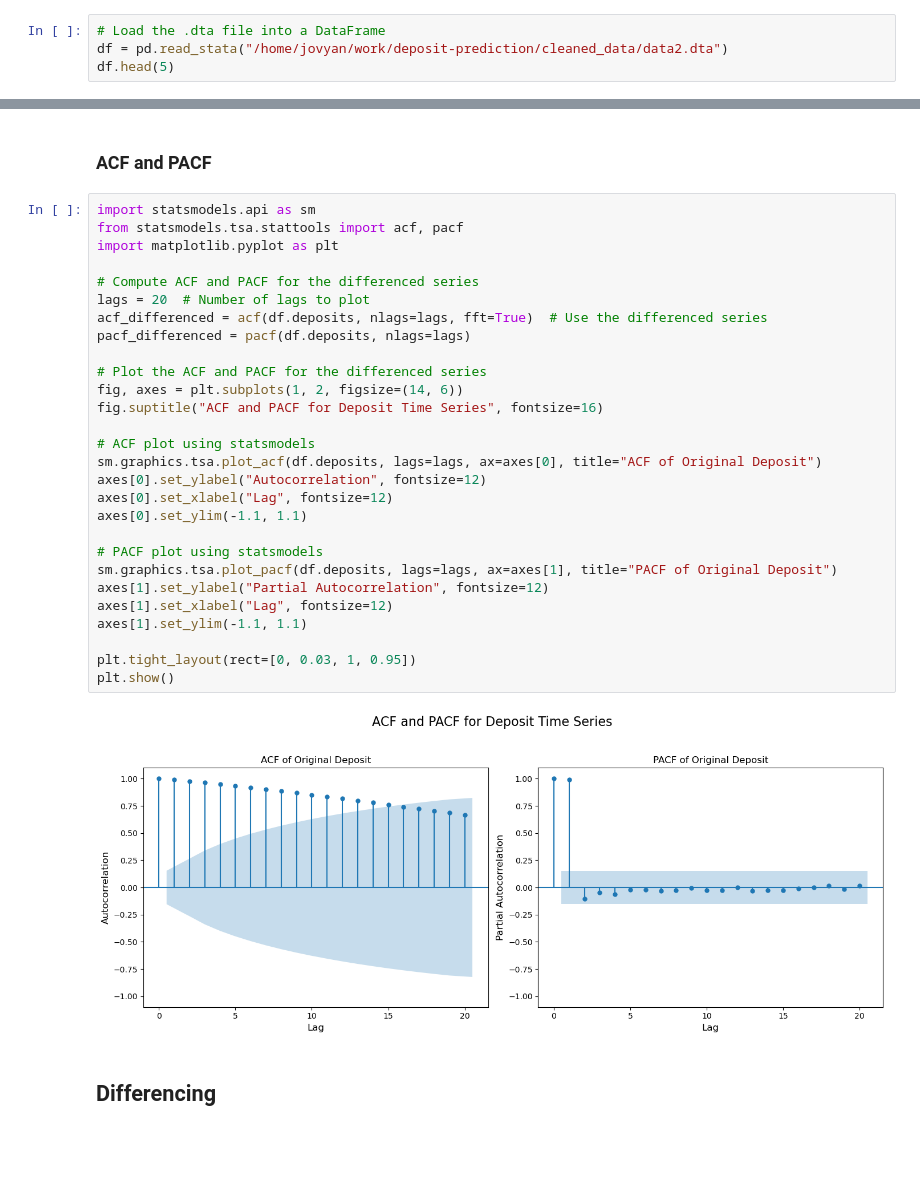
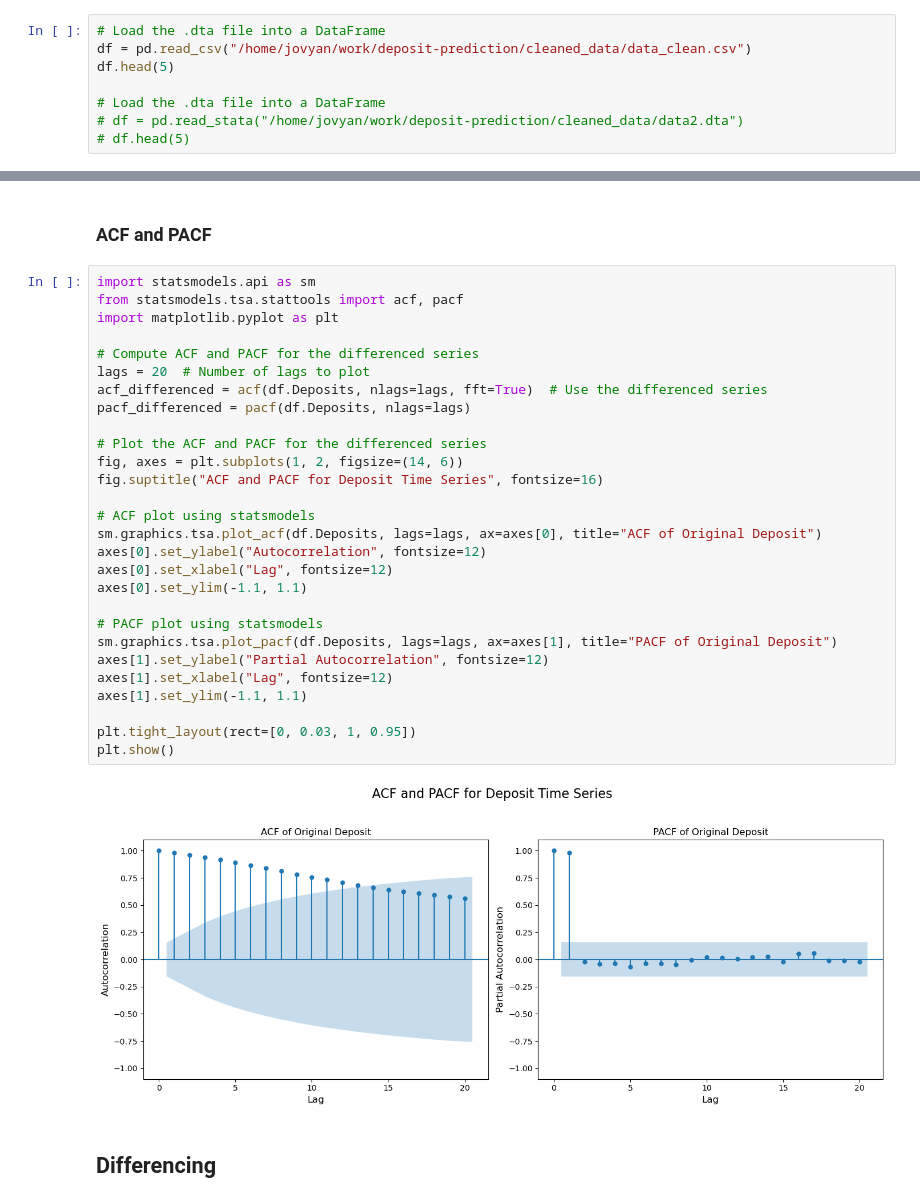
Before and after one commit to chinglung880218/Forecasting-Deposit-via-SARIMAX, a Jupyter notebook: SARIMAX_Ching-Lung.ipynb, the cells around one changed output, grey strips where cells are left out. Cells and saved outputs as stored; diff of their text form; blank space fills up the shorter version.

```diff
--- a/SARIMAX_Ching-Lung.ipynb
+++ b/SARIMAX_Ching-Lung.ipynb
@@ -13,6 +13,10 @@ from datetime import datetime, timedelta
 ## Import Dataset
 # %%
 # Load the .dta file into a DataFrame
-df = pd.read_stata("/home/jovyan/work/deposit-prediction/cleaned_data/data2.dta")
+df = pd.read_csv("/home/jovyan/work/deposit-prediction/cleaned_data/data_clean.csv")
 df.head(5)
+
+# Load the .dta file into a DataFrame
+# df = pd.read_stata("/home/jovyan/work/deposit-prediction/cleaned_data/data2.dta")
+# df.head(5)
 # %% [output]
@@ -65,32 +94,32 @@ adf_deposits
 # %%
 import statsmodels.api as sm
 from statsmodels.tsa.stattools import acf, pacf
 import matplotlib.pyplot as plt
 
 # Compute ACF and PACF for the differenced series
 lags = 20  # Number of lags to plot
-acf_differenced = acf(df.deposits, nlags=lags, fft=True)  # Use the differenced series
-pacf_differenced = pacf(df.deposits, nlags=lags)
+acf_differenced = acf(df.Deposits, nlags=lags, fft=True)  # Use the differenced series
+pacf_differenced = pacf(df.Deposits, nlags=lags)
 
 # Plot the ACF and PACF for the differenced series
 fig, axes = plt.subplots(1, 2, figsize=(14, 6))
 fig.suptitle("ACF and PACF for Deposit Time Series", fontsize=16)
 
 # ACF plot using statsmodels
-sm.graphics.tsa.plot_acf(df.deposits, lags=lags, ax=axes[0], title="ACF of Original Deposit")
+sm.graphics.tsa.plot_acf(df.Deposits, lags=lags, ax=axes[0], title="ACF of Original Deposit")
 axes[0].set_ylabel("Autocorrelation", fontsize=12)
 axes[0].set_xlabel("Lag", fontsize=12)
 axes[0].set_ylim(-1.1, 1.1)
 
 # PACF plot using statsmodels
-sm.graphics.tsa.plot_pacf(df.deposits, lags=lags, ax=axes[1], title="PACF of Original Deposit")
+sm.graphics.tsa.plot_pacf(df.Deposits, lags=lags, ax=axes[1], title="PACF of Original Deposit")
 axes[1].set_ylabel("Partial Autocorrelation", fontsize=12)
 axes[1].set_xlabel("Lag", fontsize=12)
 axes[1].set_ylim(-1.1, 1.1)
 
 plt.tight_layout(rect=[0, 0.03, 1, 0.95])
 plt.show()
 # %% [output]
-[figure, old version]
+[figure, new version]
 # %% [markdown]
 ## Differencing
```
Also changed, not shown: parts of 19 cells of this notebook.
